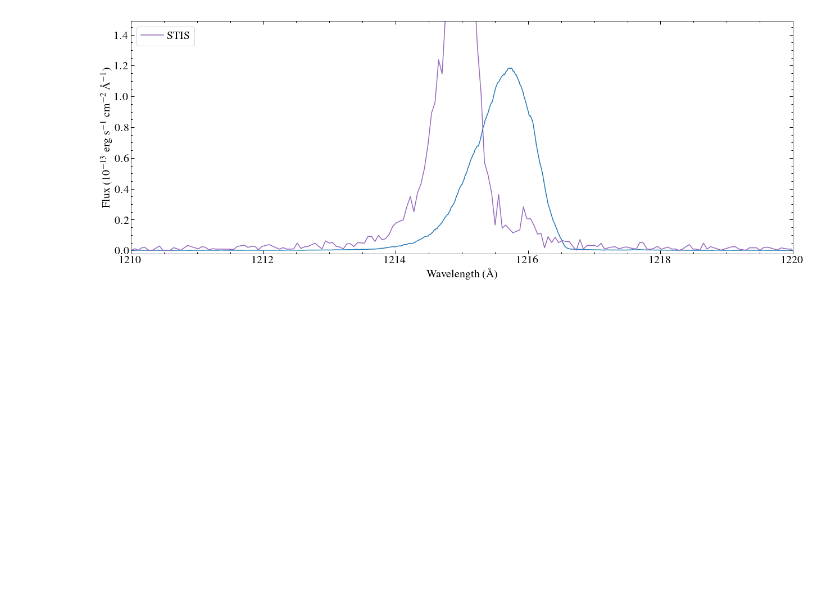
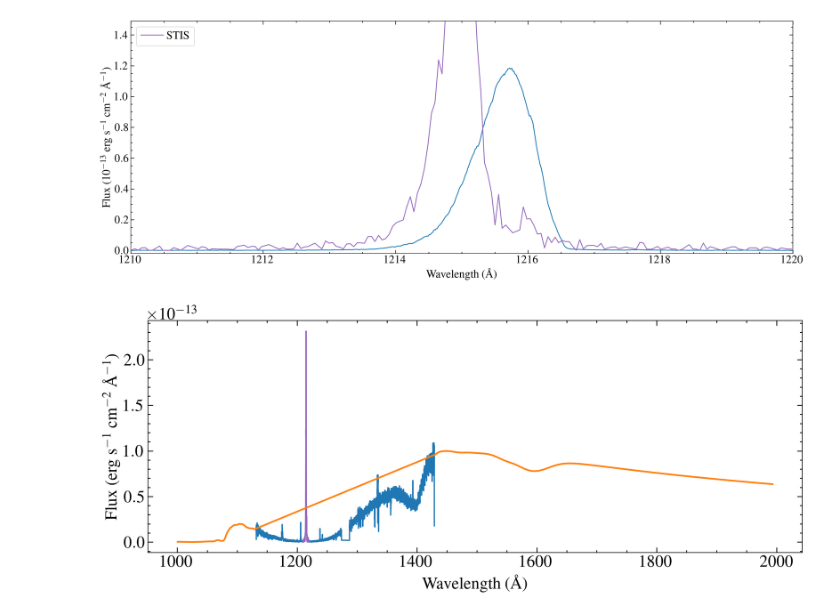
Before and after one commit to davidjwilson/pceb, a Jupyter notebook: eg_uma/eg_uma_sed.ipynb, the cells around one changed output. Drawn from its saved outputs; the diff is of its cells as text; code cells hidden in the pictures; blank space fills up the shorter version.

```diff
--- a/eg_uma/eg_uma_sed.ipynb
+++ b/eg_uma/eg_uma_sed.ipynb
@@ -720,3 +720,39 @@ plt.tight_layout()
 # plt.savefig('plots/eg_uma_fuv_inset.png', dpi=150, facecolor='w')
 # %% [output]
 [figure]
+# %%
+w_all = []
+f_all = []
+
+
+mask = (wc < 1210) & (fc>0)
+plt.plot(wc[mask], fc[mask], c='C0')
+w_all.append(wc[mask])
+f_all.append(fc[mask])
+mask = (wc > 1220) & (fc>0)
+plt.plot(wc[mask], fc[mask], c='C0', label='COS')
+w_all.append(wc[mask])
+f_all.append(fc[mask])
+mask = (ws > 1210) & (ws < 1220) & (fs>0)
+plt.plot(ws[mask], fs[mask], c='C4', label='STIS')
+w_all.append(ws[mask])
+f_all.append(fs[mask])
+plt.xlabel('Wavelength (\AA)')
+plt.ylabel('Flux (erg s$^{-1}$ cm$^{-2}$ \AA$^{-1}$)')
+
+mask = (mw > 1000) & (mw < wc[0]) | (mw > wc[-1]) & (mw < 2000)
+plt.plot(mw[mask], mf[mask], c='C1', lw=2, label= 'Model Spectrum')
+w_all.append(mw[mask])
+f_all.append(mf[mask])
+
+w_all = np.hstack(w_all)
+f_all = np.hstack(f_all)
+
+args = np.argsort(w_all)
+w_all, f_all = w_all[args], f_all[args]
+# plt.plot(w_all, f_all, c='C3')
+
+savdat = Table([w_all, f_all], names=['#WAVELENGTH', 'FLUX'])
+savdat.write('eg_uma_etc_input.dat', format='ascii.basic', overwrite=True)
+# %% [output]
+[figure, added]
```
Also changed, not shown: parts of 8 cells of this notebook, 53 other files.
